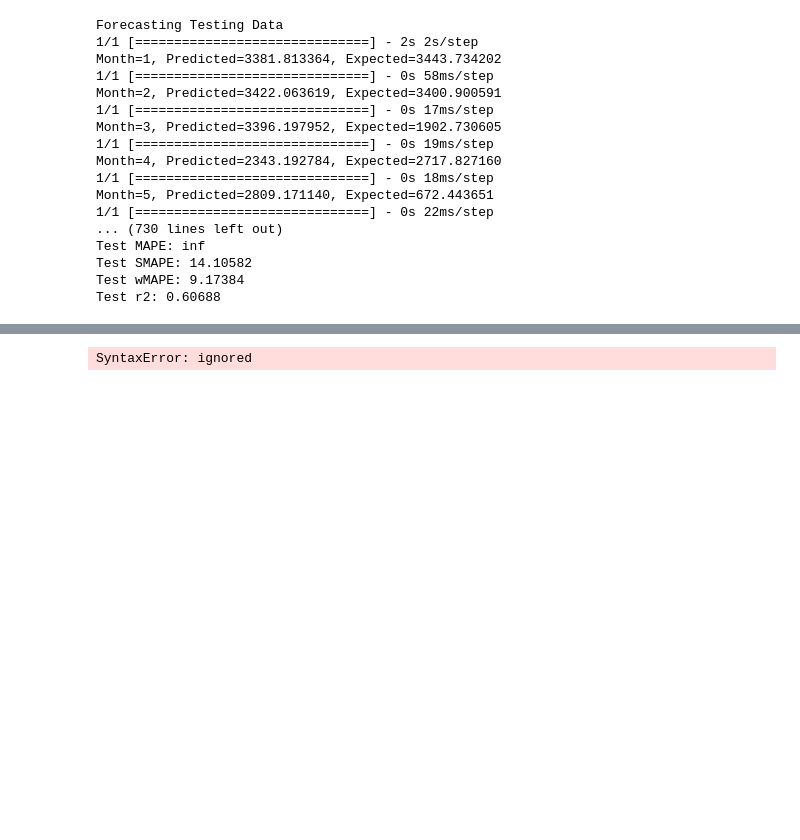
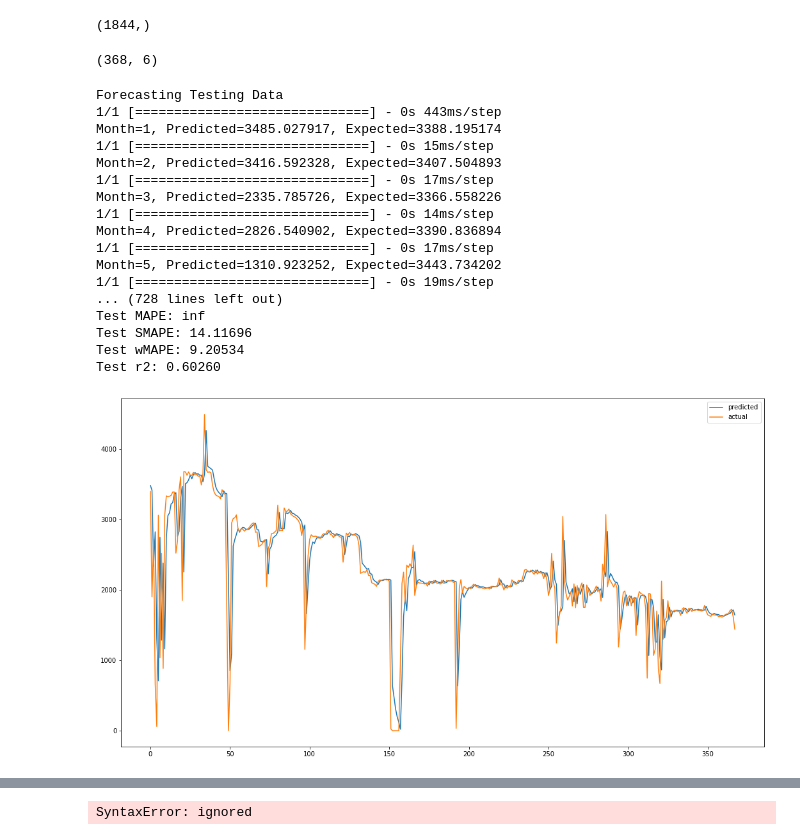
Before and after one commit to ashrafalaghbari/GA-TCN-LSTM, a Jupyter notebook: DLSTM_univariate_model_single_step.ipynb, the cells around one changed output, grey strips where cells are left out. Drawn from its saved outputs; the diff is of its cells as text; code cells hidden in the pictures; blank space fills up the shorter version.

```diff
--- a/DLSTM_univariate_model_single_step.ipynb
+++ b/DLSTM_univariate_model_single_step.ipynb
@@ -36,17 +25,4 @@ K.set_session(sess)
 # %%
-os.environ["CUDA_DEVICE_ORDER"] = "PCI_BUS_ID"   # see issue #152
-os.environ["CUDA_VISIBLE_DEVICES"] = ""
-os.environ['PYTHONHASHSEED'] = '0'
-np.random.seed(42)
-np.random.seed(12345)
-session_conf = tf.compat.v1.ConfigProto(intra_op_parallelism_threads=1, inter_op_parallelism_threads=1)
-
-from keras import backend as K
-tf.random.set_seed(1234)
-
-sess = tf.compat.v1.Session(graph=tf.compat.v1.get_default_graph(), config=session_conf)
-K.set_session(sess)
-
 def parser(x):
 	return datetime.strptime(x, '%Y%m%d')
 
@@ -94,7 +70,7 @@ def create_dataset(dataset, look_back=1):
 	dataY= np.array(dataY)
 	dataY = np.reshape(dataY,(dataY.shape[0],1))
 	dataset = np.concatenate((dataX,dataY),axis=1)
-	return dataset
+	return dataset[look_back:]
 
 
 # compute RMSPE
@@ -268,19 +183,15 @@ def forecast_lstm(model, batch_size, X):
 	X = X.reshape(1, len(X), 1)
 	yhat = model.predict(X, batch_size=batch_size)
 	return yhat[0,0]
+# %%
+raw_values.shape
+# %% [output]
+(1844,)
+# %%
+test_scaled.shape
+# %% [output]
+(368, 6)
 # %%
-os.environ["CUDA_DEVICE_ORDER"] = "PCI_BUS_ID"   # see issue #152
-os.environ["CUDA_VISIBLE_DEVICES"] = ""
-os.environ['PYTHONHASHSEED'] = '0'
-np.random.seed(42)
-np.random.seed(12345)
-session_conf = tf.compat.v1.ConfigProto(intra_op_parallelism_threads=1, inter_op_parallelism_threads=1)
-
-from keras import backend as K
-tf.random.set_seed(1234)
-
-sess = tf.compat.v1.Session(graph=tf.compat.v1.get_default_graph(), config=session_conf)
-K.set_session(sess)
 # forecast the test data
 print('Forecasting Testing Data')
 predictions_test = list()
@@ -315,19 +226,27 @@ r2 = r2_score(raw_values[-len(test_scaled):], predictions_test)
 print('Test r2: %.5f' % r2)
 # %% [output]
 Forecasting Testing Data
-1/1 [==============================] - 2s 2s/step
-Month=1, Predicted=3381.813364, Expected=3443.734202
-1/1 [==============================] - 0s 58ms/step
-Month=2, Predicted=3422.063619, Expected=3400.900591
+1/1 [==============================] - 0s 443ms/step
+Month=1, Predicted=3485.027917, Expected=3388.195174
+1/1 [==============================] - 0s 15ms/step
+Month=2, Predicted=3416.592328, Expected=3407.504893
 1/1 [==============================] - 0s 17ms/step
-Month=3, Predicted=3396.197952, Expected=1902.730605
+Month=3, Predicted=2335.785726, Expected=3366.558226
+1/1 [==============================] - 0s 14ms/step
+Month=4, Predicted=2826.540902, Expected=3390.836894
+1/1 [==============================] - 0s 17ms/step
+Month=5, Predicted=1310.923252, Expected=3443.734202
 1/1 [==============================] - 0s 19ms/step
-Month=4, Predicted=2343.192784, Expected=2717.827160
-1/1 [==============================] - 0s 18ms/step
-Month=5, Predicted=2809.171140, Expected=672.443651
-1/1 [==============================] - 0s 22ms/step
-... (730 lines left out)
+... (728 lines left out)
 Test MAPE: inf
-Test SMAPE: 14.10582
-Test wMAPE: 9.17384
-Test r2: 0.60688
+Test SMAPE: 14.11696
+Test wMAPE: 9.20534
+Test r2: 0.60260
+# %%
+plt.figure(figsize=(18,10))
+plt.plot(predictions_test, label = "predicted")
+plt.plot(raw_values[-len(test_scaled):], label = "actual")
+plt.legend()
+plt.show()
+# %% [output]
+[figure, added]
```
Also changed, not shown: parts of 10 cells of this notebook.
